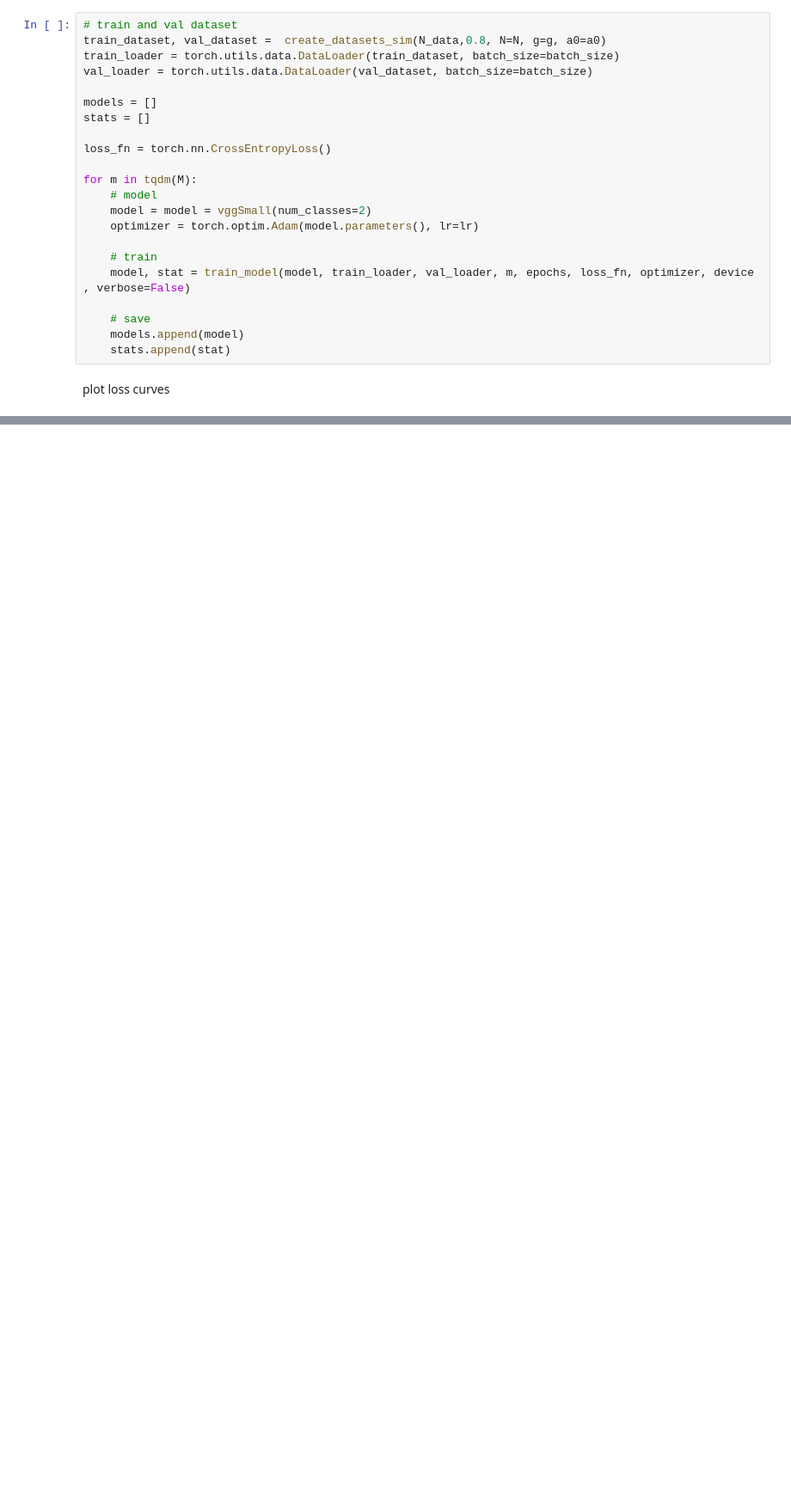
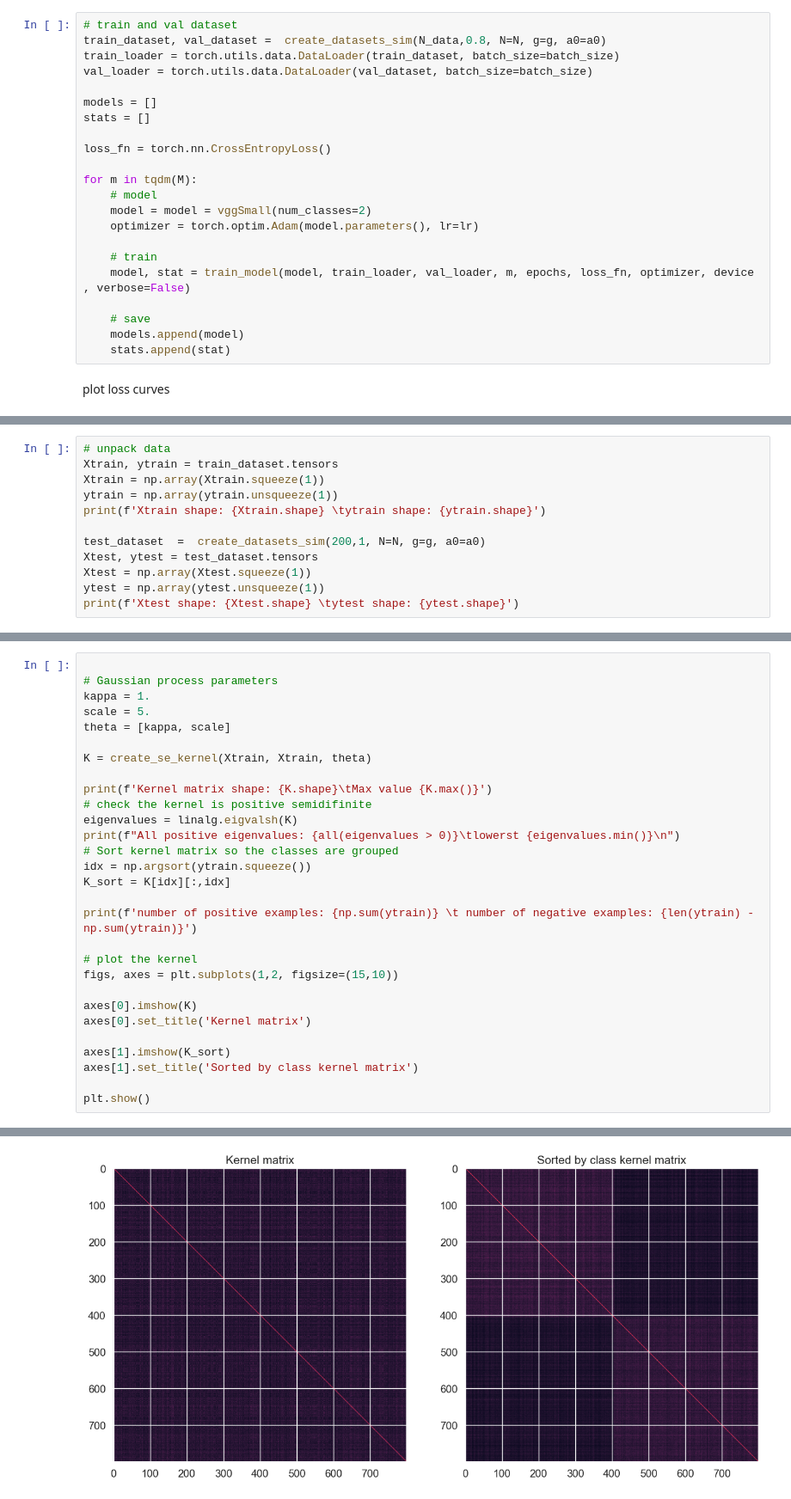
Before and after one commit to AlexInselmann/quantum-sensing, a Jupyter notebook: steady_state.ipynb, the cells around one changed output, grey strips where cells are left out. Shown at 86% size. Saved outputs shown, nothing was run; the diff lists cells and outputs as text; blank space fills up the shorter version.

```diff
--- a/steady_state.ipynb
+++ b/steady_state.ipynb
@@ -155,0 +207,12 @@ plt.show()
+# %%
+# unpack data
+Xtrain, ytrain = train_dataset.tensors
+Xtrain = np.array(Xtrain.squeeze(1))
+ytrain = np.array(ytrain.unsqueeze(1))
+print(f'Xtrain shape: {Xtrain.shape} \tytrain shape: {ytrain.shape}')
+
+test_dataset  =  create_datasets_sim(200,1, N=N, g=g, a0=a0)
+Xtest, ytest = test_dataset.tensors
+Xtest = np.array(Xtest.squeeze(1))
+ytest = np.array(ytest.unsqueeze(1))
+print(f'Xtest shape: {Xtest.shape} \tytest shape: {ytest.shape}')
@@ -155,0 +222,30 @@ plt.show()
+# %%
+
+# Gaussian process parameters
+kappa = 1.
+scale = 5.
+theta = [kappa, scale]
+
+K = create_se_kernel(Xtrain, Xtrain, theta)
+
+print(f'Kernel matrix shape: {K.shape}\tMax value {K.max()}')
+# check the kernel is positive semidifinite
+eigenvalues = linalg.eigvalsh(K)
+print(f"All positive eigenvalues: {all(eigenvalues > 0)}\tlowerst {eigenvalues.min()}\n")
+# Sort kernel matrix so the classes are grouped
+idx = np.argsort(ytrain.squeeze())
+K_sort = K[idx][:,idx]
+
+print(f'number of positive examples: {np.sum(ytrain)} \t number of negative examples: {len(ytrain) - np.sum(ytrain)}')
+
+# plot the kernel
+figs, axes = plt.subplots(1,2, figsize=(15,10))
+
+axes[0].imshow(K)
+axes[0].set_title('Kernel matrix')
+
+axes[1].imshow(K_sort)
+axes[1].set_title('Sorted by class kernel matrix')
+
+plt.show()
+# %% [output]
@@ -155,0 +256 @@ plt.show()
+[figure, added]
```
Also changed, not shown: parts of 24 cells of this notebook.
